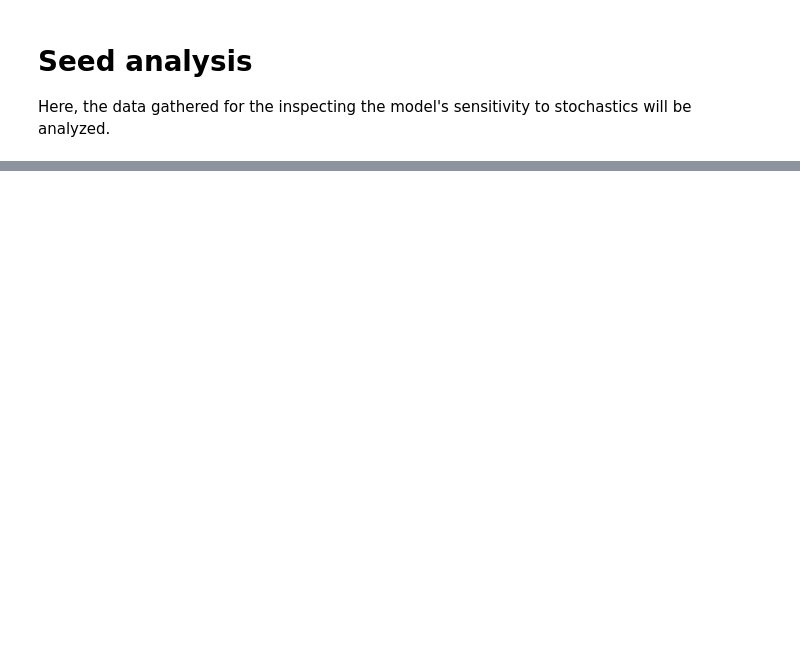
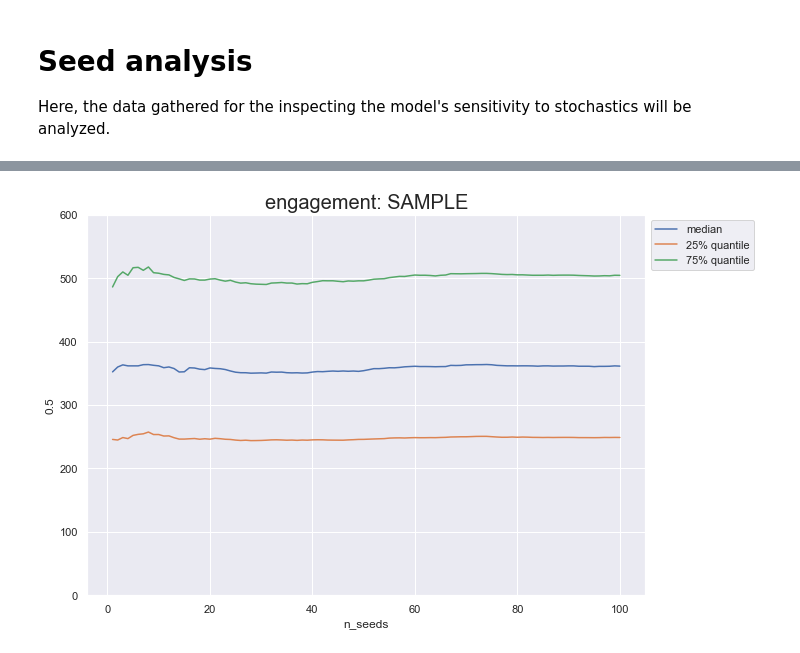
Before and after one commit to felicity-reddel/MisinfoPy, a Jupyter notebook: dmdu/exploration/seed_analysis.ipynb, the cells around one changed output, grey strips where cells are left out. Saved outputs shown, nothing was run; the diff lists cells and outputs as text; code cells hidden in the pictures; blank space fills up the shorter version.

```diff
--- a/dmdu/exploration/seed_analysis.ipynb
+++ b/dmdu/exploration/seed_analysis.ipynb
@@ -37,0 +132,17 @@ for belief_update_fn in belief_update_fns:  # TODO: When data for all bufns: bel
+# %%
+metric = 'engagement'
+y_max = 600
+
+# Getting all the data
+sample = get_data(belief_update_fn=BeliefUpdate.SAMPLE, metric=metric)
+deffuant = get_data(belief_update_fn=BeliefUpdate.DEFFUANT, metric=metric)
+sit = get_data(belief_update_fn=BeliefUpdate.SIT, metric=metric)
+
+data_mapping = {'SAMPLE': sample,
+                'DEFFUANT': deffuant,
+                'SIT (Social Impact Theory)': sit}
+# %%
+belief_update_fn = 'SAMPLE'
+plot_quartiles_metric_bufn_combo(metric=metric, belief_update_fn=belief_update_fn, data_mapping=data_mapping, y_max=y_max)
+# %% [output]
+[figure, added]
```
Also changed, not shown: parts of 31 cells of this notebook.
